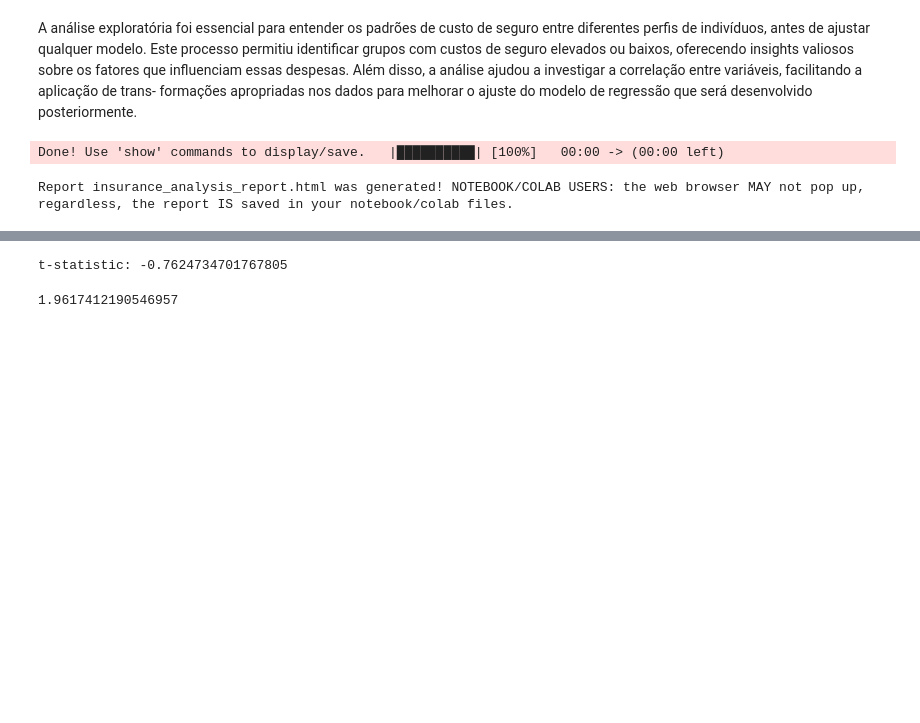
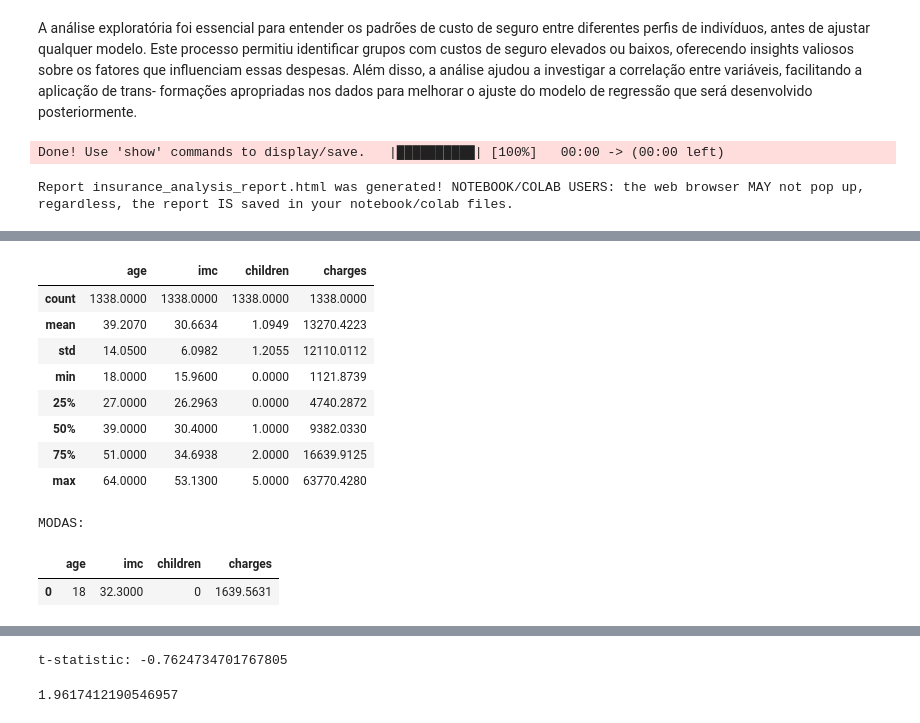
Before and after one commit to gabrieldadcarvalho/neural_network, a Jupyter notebook: projeto/01.ipynb, the cells around one changed output, grey strips where cells are left out. Drawn from its saved outputs; the diff is of its cells as text; code cells hidden in the pictures; blank space fills up the shorter version.

```diff
--- a/projeto/01.ipynb
+++ b/projeto/01.ipynb
@@ -135,7 +135,6 @@ To enable the following instructions: SSE4.1 SSE4.2 AVX AVX2 FMA, in other opera
 # %%
 df = pd.read_csv("https://raw.githubusercontent.com/gabrieldadcarvalho/neural_network/main/projeto/insurance.csv")
 
-df['age'] = df['age'].astype('float64')
 
 X = df.iloc[:, :-1]
 y = df.iloc[:, -1]
@@ -253,0 +176,19 @@ Vamos realizar uma análise exploratória das variáveis explicativas do conjunt
+# %%
+df.describe()
+# %% [output]
+|  | age | imc | children | charges |
+| count | 1338.0000 | 1338.0000 | 1338.0000 | 1338.0000 |
+| mean | 39.2070 | 30.6634 | 1.0949 | 13270.4223 |
+| std | 14.0500 | 6.0982 | 1.2055 | 12110.0112 |
+| min | 18.0000 | 15.9600 | 0.0000 | 1121.8739 |
+| 25% | 27.0000 | 26.2963 | 0.0000 | 4740.2872 |
+| 50% | 39.0000 | 30.4000 | 1.0000 | 9382.0330 |
+| 75% | 51.0000 | 34.6938 | 2.0000 | 16639.9125 |
+| max | 64.0000 | 53.1300 | 5.0000 | 63770.4280 |
+# %%
+print('MODAS:')
+df[['age', 'imc', 'children', 'charges']].mode()
+# %% [output]
+MODAS:
+|  | age | imc | children | charges |
+| 0 | 18 | 32.3000 | 0 | 1639.5631 |
```
Also changed, not shown: parts of 11 cells of this notebook, 1 other file.
